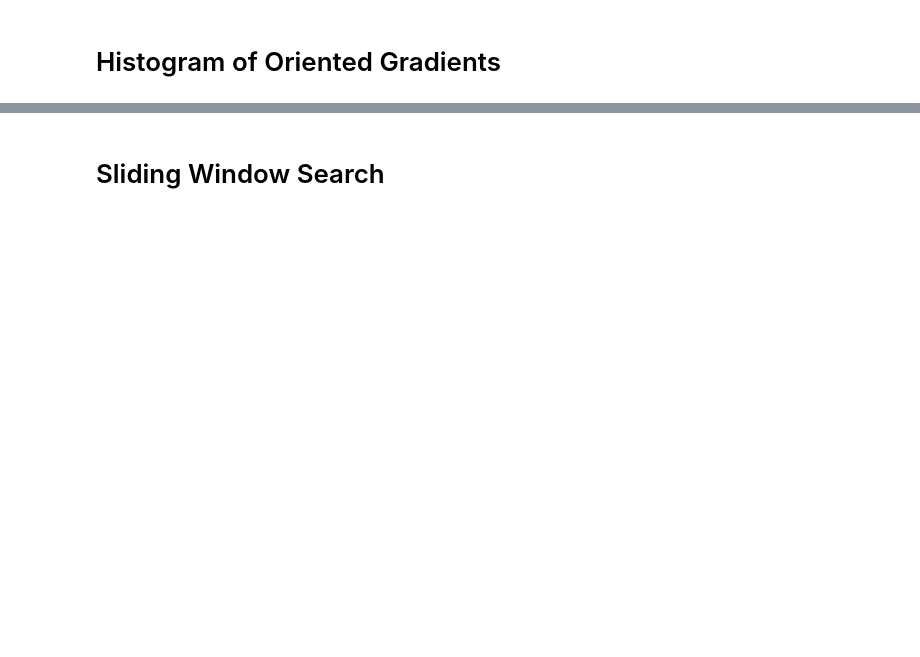
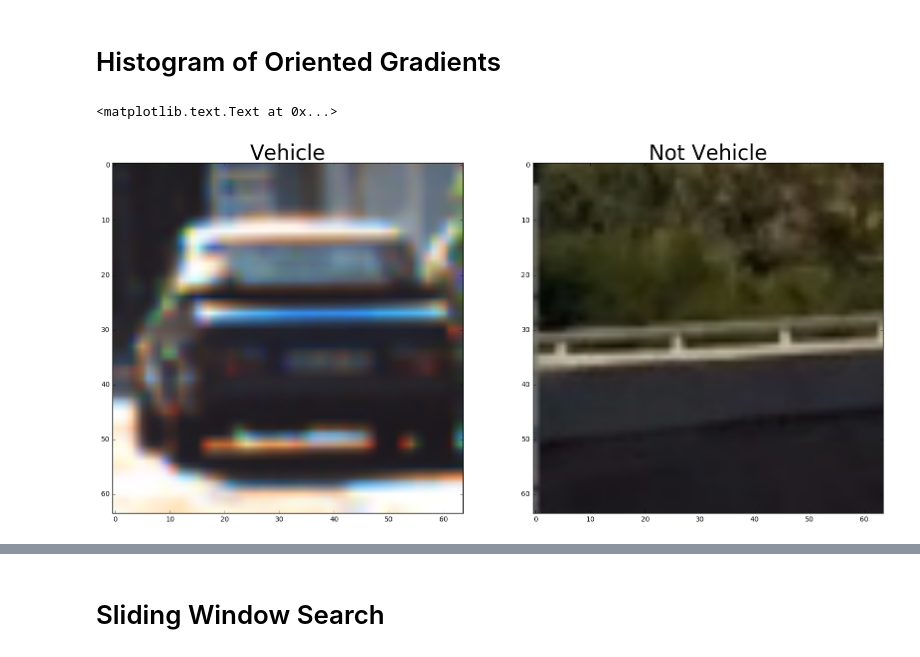
Before and after one commit to jinscript/CarND-Vehicle-Detection, a Jupyter notebook: vehicle_detection_and_tracking.ipynb, the cells around one changed output, grey strips where cells are left out. Cells and saved outputs as stored; diff of their text form; code cells hidden in the pictures; blank space fills up the shorter version.

```diff
--- a/vehicle_detection_and_tracking.ipynb
+++ b/vehicle_detection_and_tracking.ipynb
@@ -14,0 +3,21 @@ def get_hog_features(img, orient, pix_per_cell, cell_per_block, vis=False, featu
+# %%
+import numpy as np
+import glob
+import cv2
+import matplotlib.image as mpimg
+import matplotlib.pyplot as plt
+
+%matplotlib inline
+
+# Loading example images
+vehicle = mpimg.imread('./vehicles/KITTI_extracted/1.png')
+non_vehicle = mpimg.imread('./non-vehicles/Extras/extra12.png')
+
+f, (ax1, ax2) = plt.subplots(1, 2, figsize=(20,10))
+ax1.imshow(vehicle)
+ax1.set_title('Vehicle', fontsize=30)
+ax2.imshow(non_vehicle)
+ax2.set_title('Not Vehicle', fontsize=30)
+# %% [output]
+<matplotlib.text.Text at 0x...>
+[figure, added]
```
Also changed, not shown: parts of 13 cells of this notebook, 1 other file.
